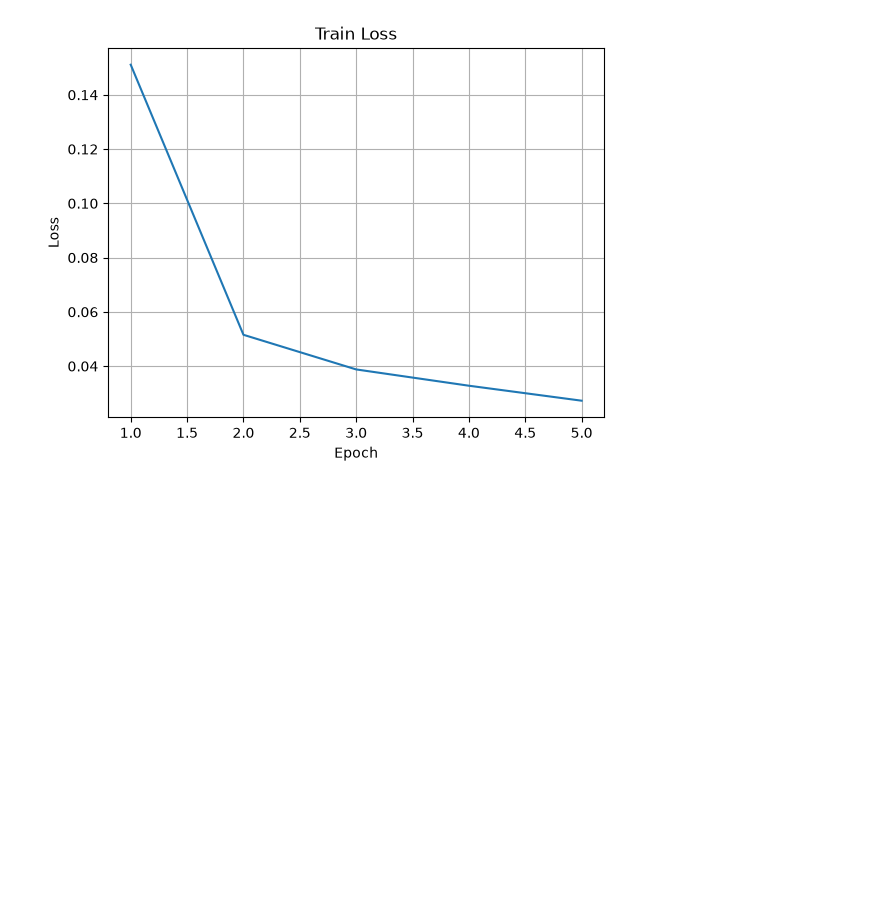
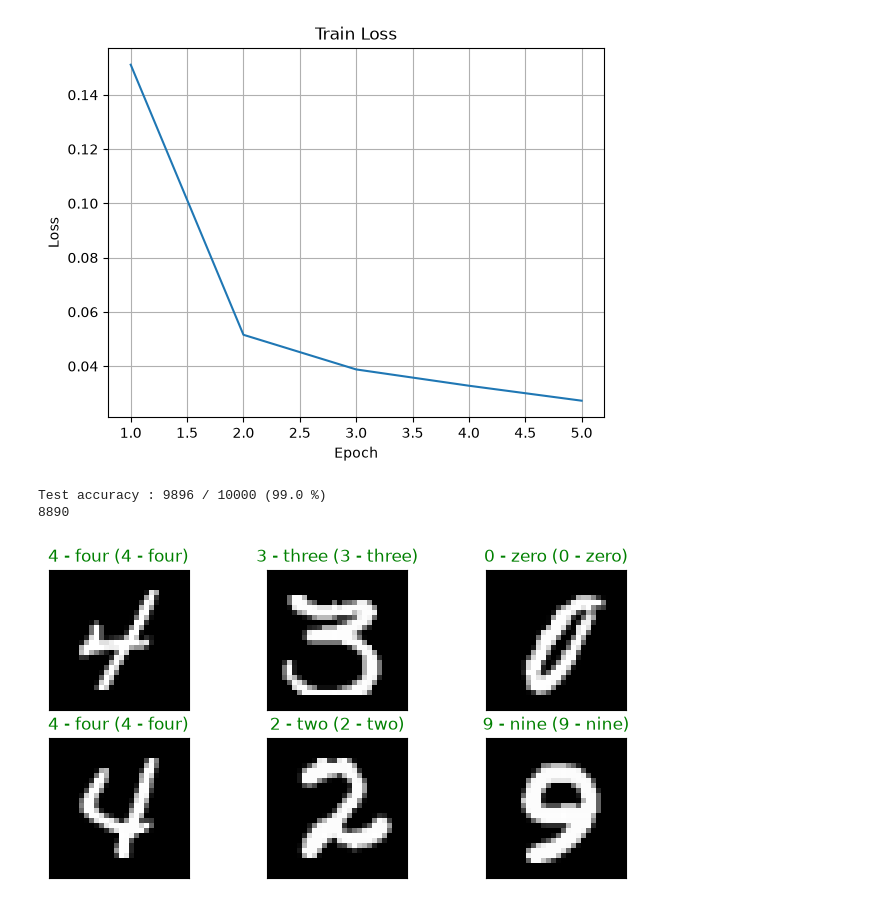
Before and after one commit to aitjoeun/PyTorch, a Jupyter notebook: 05.CNN/02.CNN_MNIST.ipynb, the cells around one changed output. Drawn from its saved outputs; the diff is of its cells as text; code cells hidden in the pictures; blank space fills up the shorter version.

```diff
--- a/05.CNN/02.CNN_MNIST.ipynb
+++ b/05.CNN/02.CNN_MNIST.ipynb
@@ -128,3 +128,13 @@ Epoch : 5, train loss : 0.027
 [figure]
 # %%
 load_model = torch.load(save_model_path, map_location=DEVICE, weights_only=False)
+# %%
+Test(load_model, test_DL)
+print(count_params(load_model))
+# %% [output]
+Test accuracy : 9896 / 10000 (99.0 %)
+8890
+# %%
+Test_plot(load_model, test_DL)
+# %% [output]
+[figure, added]
```
Also changed, not shown: parts of 1 cell of this notebook.
